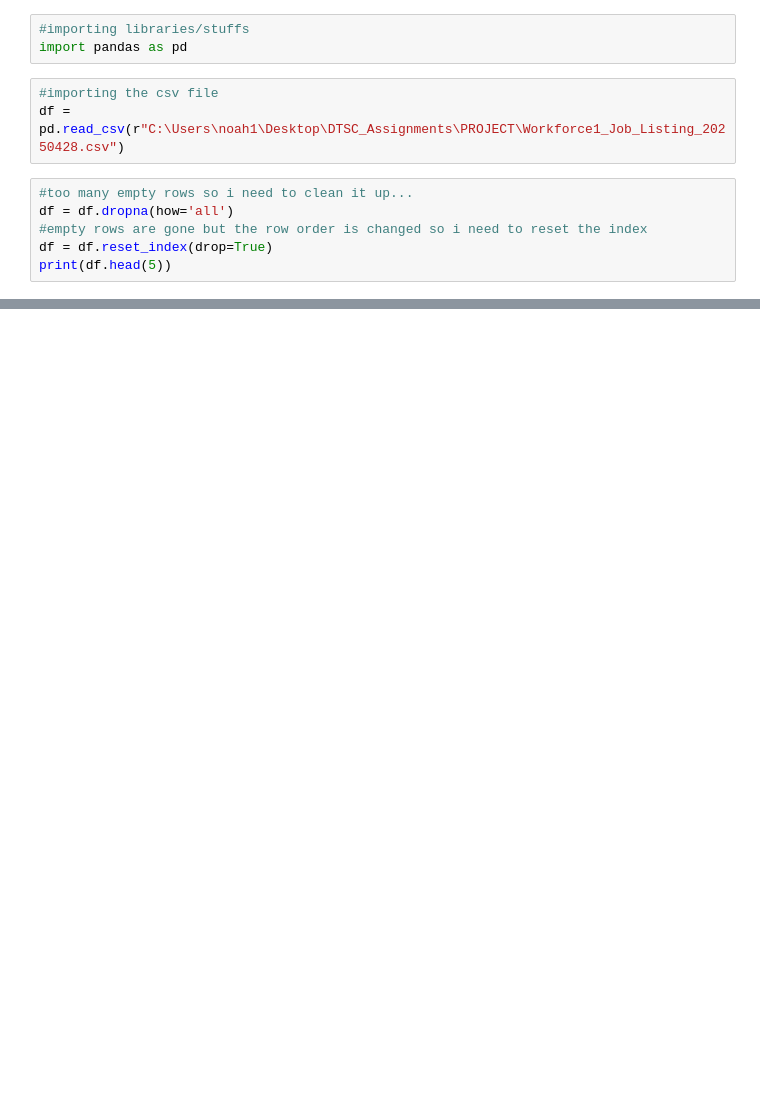
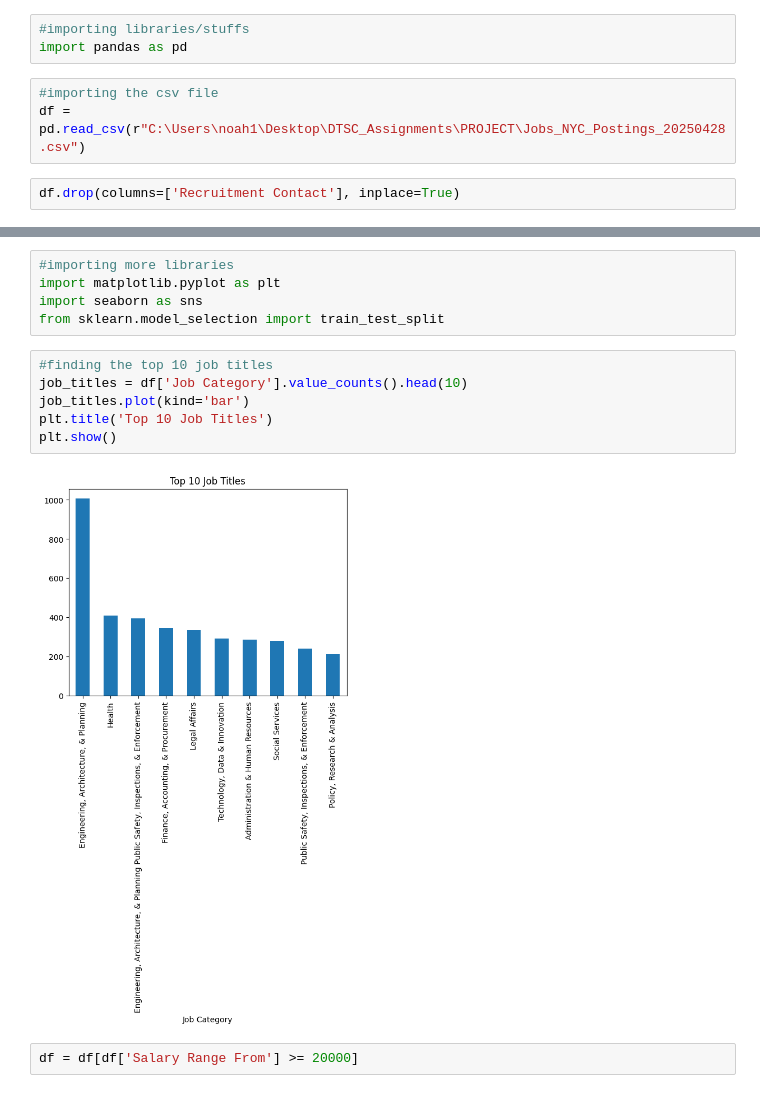
Before and after one commit to nvang15/DTSC_Project, a Jupyter notebook: CODE FOR PROJECT.ipynb, the cells around one changed output, grey strips where cells are left out. Cells and saved outputs as stored; diff of their text form; blank space fills up the shorter version.

```diff
--- a/CODE FOR PROJECT.ipynb
+++ b/CODE FOR PROJECT.ipynb
@@ -3,10 +3,6 @@
 import pandas as pd
 # %%
 #importing the csv file
-df = pd.read_csv(r"C:\Users\noah1\Desktop\DTSC_Assignments\PROJECT\Workforce1_Job_Listing_20250428.csv")
+df = pd.read_csv(r"C:\Users\noah1\Desktop\DTSC_Assignments\PROJECT\Jobs_NYC_Postings_20250428.csv")
 # %%
-#too many empty rows so i need to clean it up...
-df = df.dropna(how='all')
-#empty rows are gone but the row order is changed so i need to reset the index
-df = df.reset_index(drop=True)
-print(df.head(5))
+df.drop(columns=['Recruitment Contact'], inplace=True)
@@ -30,0 +24,15 @@ print(df.head(5))
+# %%
+#importing more libraries
+import matplotlib.pyplot as plt
+import seaborn as sns
+from sklearn.model_selection import train_test_split
+# %%
+#finding the top 10 job titles
+job_titles = df['Job Category'].value_counts().head(10)
+job_titles.plot(kind='bar')
+plt.title('Top 10 Job Titles')
+plt.show()
+# %% [output]
+[figure, added]
+# %%
+df = df[df['Salary Range From'] >= 20000]
```
Also changed, not shown: parts of 6 cells of this notebook, 1 other file.
